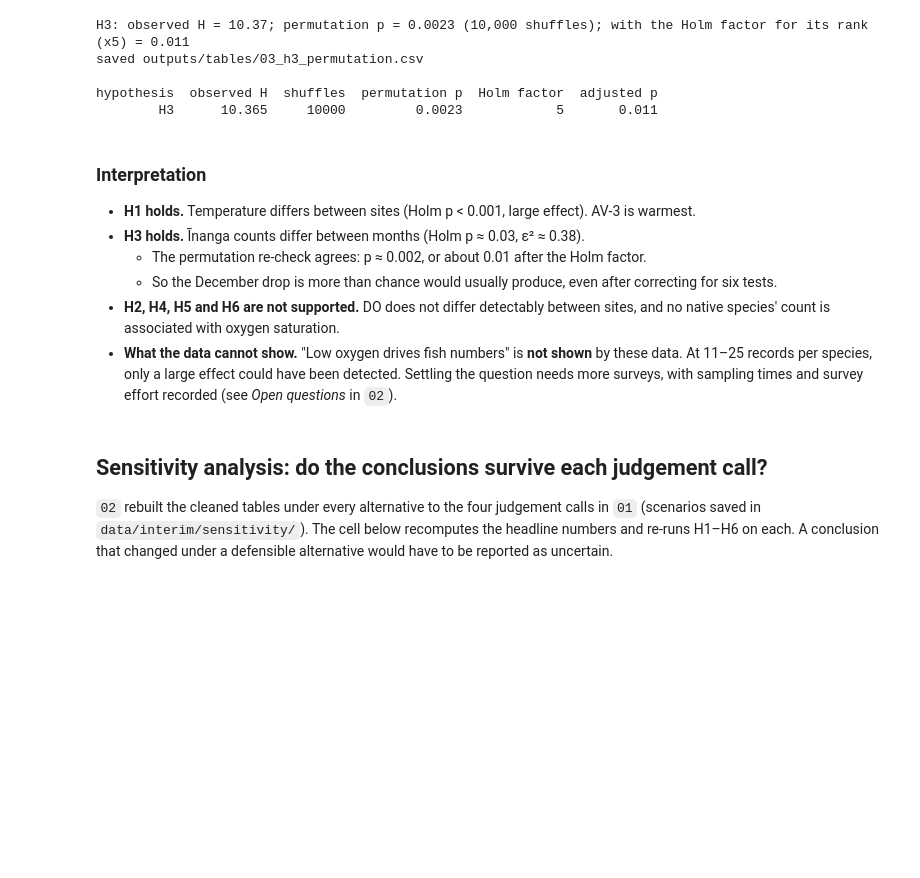
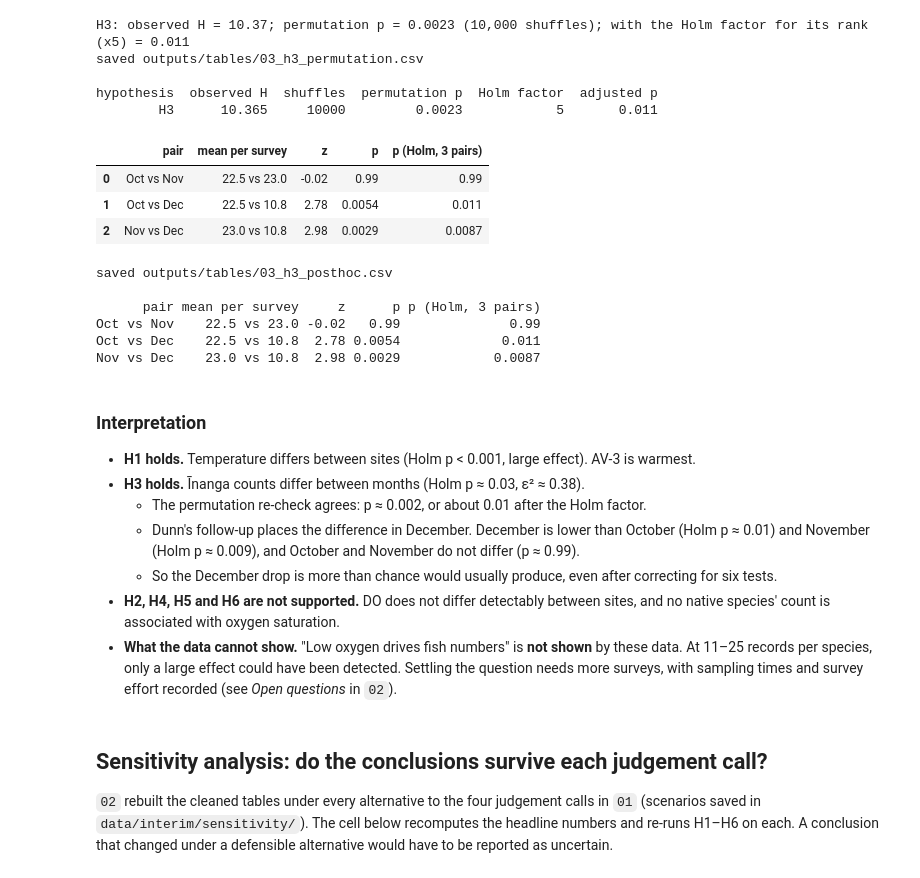
Before and after one commit to eirikrbe/MSE803-DA, a Jupyter notebook: Ass 1 /Ass1-Avon/notebooks/Ass1-Avon_03_analysis.ipynb, the cells around one changed output. Drawn from its saved outputs; the diff is of its cells as text; code cells hidden in the pictures; blank space fills up the shorter version.

```diff
--- a/Ass 1 /Ass1-Avon/notebooks/Ass1-Avon_03_analysis.ipynb
+++ b/Ass 1 /Ass1-Avon/notebooks/Ass1-Avon_03_analysis.ipynb
@@ -140,12 +143,56 @@ saved outputs/tables/03_h3_permutation.csv
 
 hypothesis  observed H  shuffles  permutation p  Holm factor  adjusted p
         H3      10.365     10000         0.0023            5       0.011
+# %%
+# H3 follow-up: which months differ? Dunn's z-tests on the pooled ranks, Holm-adjusted across the three pairs.
+def dunn(groups):
+    """Dunn's (1964) pairwise z-tests on pooled ranks, tie-corrected: {(a, b): (z, two-sided p)}."""
+    names = list(groups)
+    values = np.concatenate([np.asarray(groups[g], float) for g in names])
+    ranks, n = stats.rankdata(values), len(values)
+    _, ties = np.unique(values, return_counts=True)
+    variance = n * (n + 1) / 12 - np.sum(ties ** 3 - ties) / (12 * (n - 1))
+    bounds = np.cumsum([0] + [len(groups[g]) for g in names])
+    mean_rank = {g: ranks[bounds[i]:bounds[i + 1]].mean() for i, g in enumerate(names)}
+    pairs = {}
+    for i, a in enumerate(names):
+        for b in names[i + 1:]:
+            z = (mean_rank[a] - mean_rank[b]) / np.sqrt(variance * (1 / len(groups[a]) + 1 / len(groups[b])))
+            pairs[(a, b)] = (z, 2 * stats.norm.sf(abs(z)))
+    return pairs
+
+
+# With two groups, z² equals the tie-corrected Kruskal–Wallis H: a check on the variance term.
+a, b = ina['count'].to_numpy()[:12], ina['count'].to_numpy()[12:]
+assert np.isclose(dunn({'a': a, 'b': b})[('a', 'b')][0] ** 2, stats.kruskal(a, b).statistic)
+
+by_month = {m.strftime('%b'): g['count'].to_numpy() for m, g in ina.groupby('month')}
+posthoc = pd.DataFrame([{'pair': f'{a} vs {b}', 'mean per survey': f'{by_month[a].mean():.1f} vs {by_month[b].mean():.1f}',
+                         'z': round(z, 2), 'p': p} for (a, b), (z, p) in dunn(by_month).items()])
+posthoc['p (Holm, 3 pairs)'] = holm(posthoc.p)
+posthoc = posthoc.assign(p=posthoc.p.map('{:.2g}'.format),
+                         **{'p (Holm, 3 pairs)': posthoc['p (Holm, 3 pairs)'].map('{:.2g}'.format)})
+display(posthoc)
+_ = save_table(posthoc, '03_h3_posthoc')
+# %% [output]
+|  | pair | mean per survey | z | p | p (Holm, 3 pairs) |
+| 0 | Oct vs Nov | 22.5 vs 23.0 | -0.02 | 0.99 | 0.99 |
+| 1 | Oct vs Dec | 22.5 vs 10.8 | 2.78 | 0.0054 | 0.011 |
+| 2 | Nov vs Dec | 23.0 vs 10.8 | 2.98 | 0.0029 | 0.0087 |
+saved outputs/tables/03_h3_posthoc.csv
+
+      pair mean per survey     z      p p (Holm, 3 pairs)
+Oct vs Nov    22.5 vs 23.0 -0.02   0.99              0.99
+Oct vs Dec    22.5 vs 10.8  2.78 0.0054             0.011
+Nov vs Dec    23.0 vs 10.8  2.98 0.0029            0.0087
 # %% [markdown]
 ### Interpretation
 
 - **H1 holds.** Temperature differs between sites (Holm p < 0.001, large effect). AV-3 is warmest.
 - **H3 holds.** Īnanga counts differ between months (Holm p ≈ 0.03, ε² ≈ 0.38).
   - The permutation re-check agrees: p ≈ 0.002, or about 0.01 after the Holm factor.
+  - Dunn's follow-up places the difference in December. December is lower than October (Holm p ≈ 0.01)
+    and November (Holm p ≈ 0.009), and October and November do not differ (p ≈ 0.99).
   - So the December drop is more than chance would usually produce, even after correcting for six tests.
 - **H2, H4, H5 and H6 are not supported.** DO does not differ detectably between sites, and no native
   species' count is associated with oxygen saturation.
```
Also changed, not shown: parts of 2 cells of this notebook, 8 other files.
